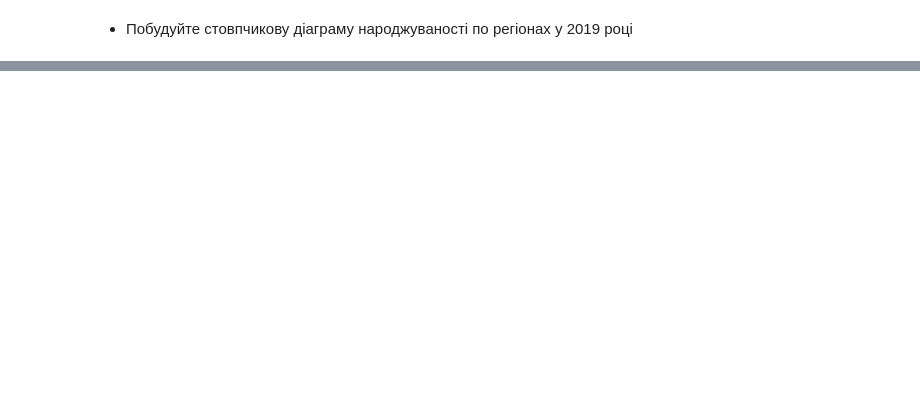
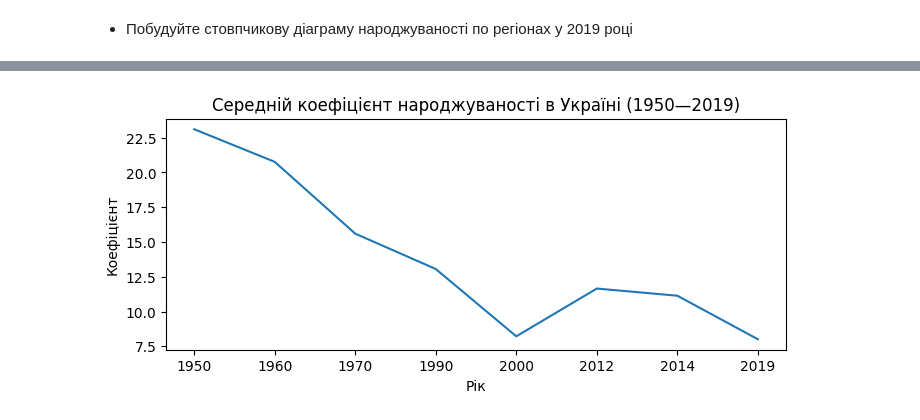
Before and after one commit to YpL68/DataScience9, a Jupyter notebook: HW2.1.ipynb, the cells around one changed output, grey strips where cells are left out. Cells and saved outputs as stored; diff of their text form; code cells hidden in the pictures; blank space fills up the shorter version.

```diff
--- a/HW2.1.ipynb
+++ b/HW2.1.ipynb
@@ -176,0 +182,9 @@ birth_table.plot.bar(x='Регіон', y='2019', color='orange')
+# %%
+df1 = birth_table[birth_table.columns[1:]].mean()
+fig, ax = plt.subplots(figsize=(8, 3))
+df1.plot(ax=ax)
+ax.set_title("Середній коефіцієнт народжуваності в Україні (1950—2019)")
+ax.set_xlabel("Рік")
+ax.set_ylabel("Коефіцієнт");
+# %% [output]
+[figure, added]
```
Also changed, not shown: parts of 9 cells of this notebook.
